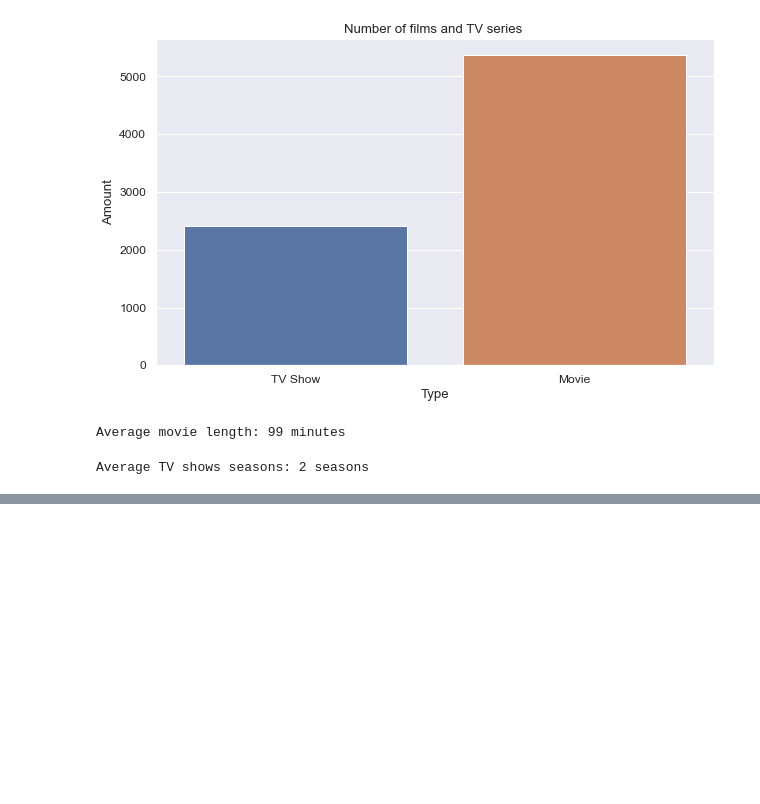
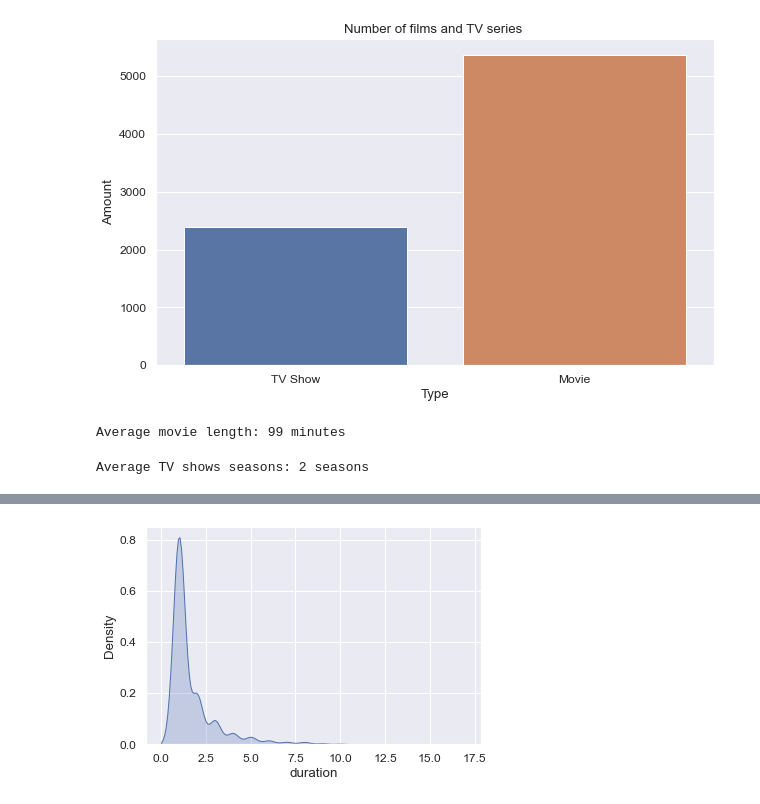
Before and after one commit to asoiko/netflix-research, a Jupyter notebook: main.ipynb, the cells around one changed output, grey strips where cells are left out. Cells and saved outputs as stored; diff of their text form; code cells hidden in the pictures; blank space fills up the shorter version.

```diff
--- a/main.ipynb
+++ b/main.ipynb
@@ -168,0 +173,4 @@ genre = df['listed_in'].tolist()
+# %%
+sns.kdeplot(x=netf_shows['duration'], shade=True);
+# %% [output]
+[figure, added]
```
Also changed, not shown: parts of 19 cells of this notebook.
